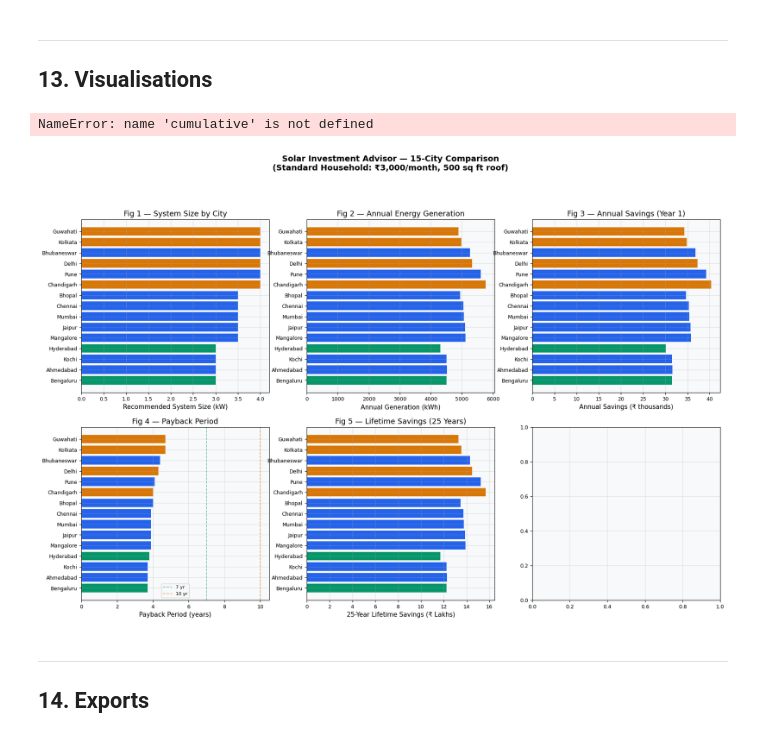
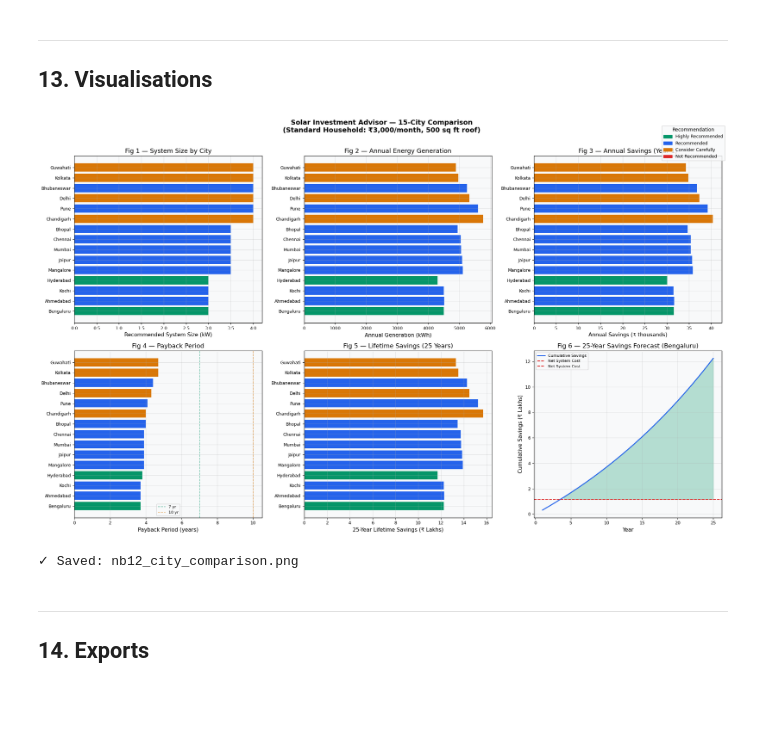
Before and after one commit to Koushik-ram-tech/Climate-Driven-Solar-Energy-Analytics, a Jupyter notebook: notebooks/12_residential_solar_investment_advisor (1).ipynb, the cells around one changed output. Saved outputs shown, nothing was run; the diff lists cells and outputs as text; code cells hidden in the pictures; blank space fills up the shorter version.

```diff
--- a/notebooks/12_residential_solar_investment_advisor (1).ipynb
+++ b/notebooks/12_residential_solar_investment_advisor (1).ipynb
@@ -1080,40 +1080,76 @@ ax.set_title('Fig 4 — Payback Period')
 ax.legend(fontsize=8)
 
 # 5. Lifetime Savings
 ax = axes[1, 1]
 ax.barh(all_df['City'], all_df['Lifetime_Savings'] / 1e5, color=bar_c)
 ax.set_xlabel('25-Year Lifetime Savings (₹ Lakhs)')
 ax.set_title('Fig 5 — Lifetime Savings (25 Years)')
 
 # 6. 25-Year Savings Forecast (Bengaluru)
 ax = axes[1, 2]
+
 beng_row = all_df[all_df['City'] == 'Bengaluru'].iloc[0]
-kw_b     = beng_row['System_Size_kW']
-gen_b    = annual_generation(kw_b, get_city_row(sdsf, 'Bengaluru')['Mean GHI (kWh/m²/d)'])
-ser_plot = lifetime_savings_series(gen_b, TARIFF)   # standard tariff, consistent with all_df
-net_c_b  = net_cost(kw_b)
 
-ax.plot(range(1, LIFETIME+1), cumulative / 1e5, color='#2563eb', linewidth=2, label='Cumulative Savings')
+kw_b  = beng_row['System_Size_kW']
+
+gen_b = annual_generation(
+    kw_b,
+    get_city_row(sdsf, 'Bengaluru')['Mean GHI (kWh/m²/d)']
+)
+
+ser_plot = lifetime_savings_series(gen_b, TARIFF)
+
+# ADD THIS LINE
+cumulative = np.cumsum(ser_plot)
+
+net_c_b = net_cost(kw_b)
+
+ax.plot(
+    range(1, LIFETIME + 1),
+    cumulative / 1e5,
+    color='#2563eb',
+    linewidth=2,
+    label='Cumulative Savings'
+)
+
+ax.axhline(
+    net_c_b / 1e5,
+    color='#dc2626',
+    linestyle='--',
+    linewidth=1.5,
+    label='Net System Cost'
+)
+
+ax.fill_between(
+    range(1, LIFETIME + 1),
+    net_c_b / 1e5,
+    cumulative / 1e5,
+    where=(cumulative >= net_c_b),
+    alpha=0.15,
+    color='#059669'
+)
+
+ax.set_xlabel('Year')
 ax.axhline(net_c_b / 1e5, color='#dc2626', linestyle='--', linewidth=1.5, label='Net System Cost')
 ax.fill_between(range(1, LIFETIME+1), net_c_b / 1e5, cumulative / 1e5,
                 where=[c >= net_c_b for c in cumulative], alpha=0.15, color='#059669')
 ax.set_xlabel('Year')
 ax.set_ylabel('Cumulative Savings (₹ Lakhs)')
 ax.set_title('Fig 6 — 25-Year Savings Forecast (Bengaluru)')
 ax.legend(fontsize=8)
 
 # Legend patch
 patches = [mpatches.Patch(color=v, label=k) for k,v in REC_COLORS.items()]
 fig.legend(handles=patches, loc='upper right', fontsize=9, title='Recommendation',
            bbox_to_anchor=(1.0, 1.0))
 
 plt.tight_layout()
 plt.savefig(os.path.join(NB12_DIR, 'nb12_city_comparison.png'), dpi=150, bbox_inches='tight')
 plt.show()
 print('✓ Saved: nb12_city_comparison.png')
 # %% [output]
+[figure, new version]
-NameError: name 'cumulative' is not defined
+✓ Saved: nb12_city_comparison.png
-[figure, old version]
 # %% [markdown]
 ---
 ## 14. Exports
```
Also changed, not shown: 32 other files.
